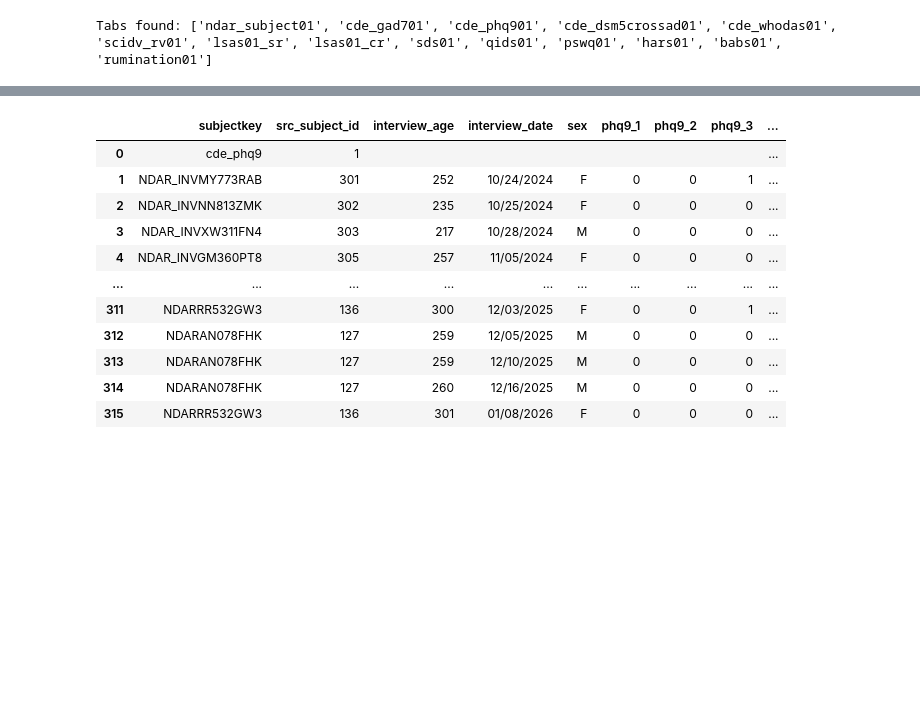
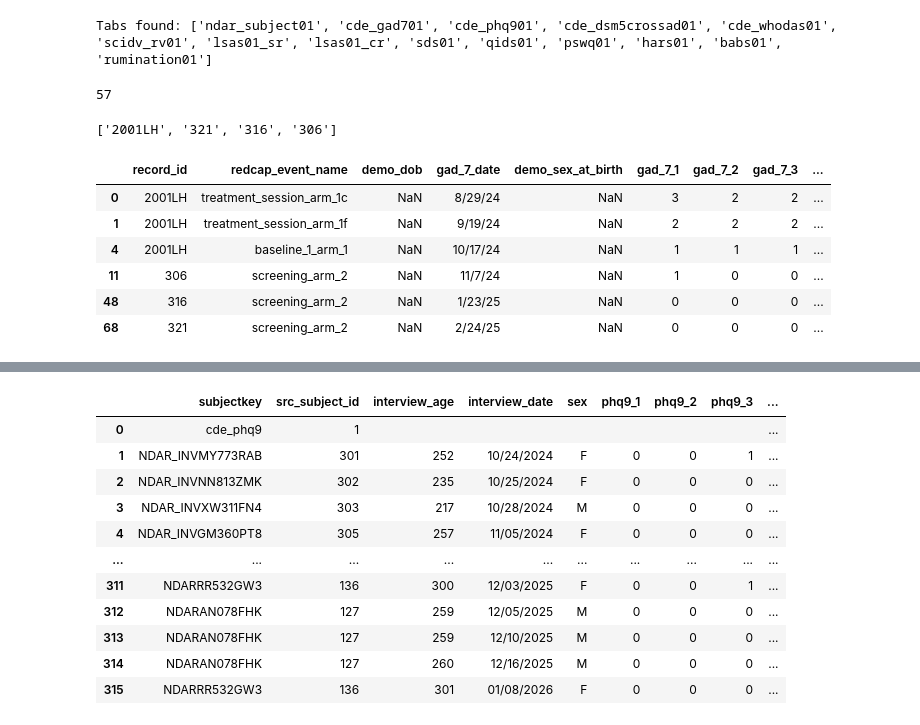
Before and after one commit to XiaoqianXiao/NDA, a Jupyter notebook: check_questionare_names.ipynb, the cells around one changed output, grey strips where cells are left out. Drawn from its saved outputs; the diff is of its cells as text; code cells hidden in the pictures; blank space fills up the shorter version.

```diff
--- a/check_questionare_names.ipynb
+++ b/check_questionare_names.ipynb
@@ -222,3 +222,30 @@ df = pd.concat([first_row_template, df], ignore_index=True)
 df.iloc[0] = df.iloc[0].fillna('')
 df.iloc[:1].to_csv(results_file, index=False, header=False, mode='w')
 df.iloc[1:].to_csv(results_file, index=False, header=True, mode='a')
+# %%
+len(df_redcap['record_id'].unique())
+# %% [output]
+57
+# %%
+# 1. Extract unique IDs from both DataFrames
+unique_redcap_ids = set(df_redcap['record_id'].unique())
+unique_src_ids = set(df['src_subject_id'].unique())
+
+# 2. Find items in redcap but not in src_subject_id (Set Difference)
+missing_in_src = unique_redcap_ids - unique_src_ids
+
+# 3. Convert back to list or array for further processing if needed
+missing_ids_list = list(missing_in_src)
+missing_ids_list
+# %% [output]
+['2001LH', '321', '316', '306']
+# %%
+df_redcap.loc[df_redcap['record_id'].isin(missing_ids_list)]
+# %% [output]
+|  | record_id | redcap_event_name | demo_dob | gad_7_date | demo_sex_at_birth | gad_7_1 | gad_7_2 | gad_7_3 | ... |
+| 0 | 2001LH | treatment_session_arm_1c | NaN | 8/29/24 | NaN | 3 | 2 | 2 | ... |
+| 1 | 2001LH | treatment_session_arm_1f | NaN | 9/19/24 | NaN | 2 | 2 | 2 | ... |
+| 4 | 2001LH | baseline_1_arm_1 | NaN | 10/17/24 | NaN | 1 | 1 | 1 | ... |
+| 11 | 306 | screening_arm_2 | NaN | 11/7/24 | NaN | 1 | 0 | 0 | ... |
+| 48 | 316 | screening_arm_2 | NaN | 1/23/25 | NaN | 0 | 0 | 0 | ... |
+| 68 | 321 | screening_arm_2 | NaN | 2/24/25 | NaN | 0 | 0 | 0 | ... |
```
Also changed, not shown: parts of 1 cell of this notebook, 1 other file.
